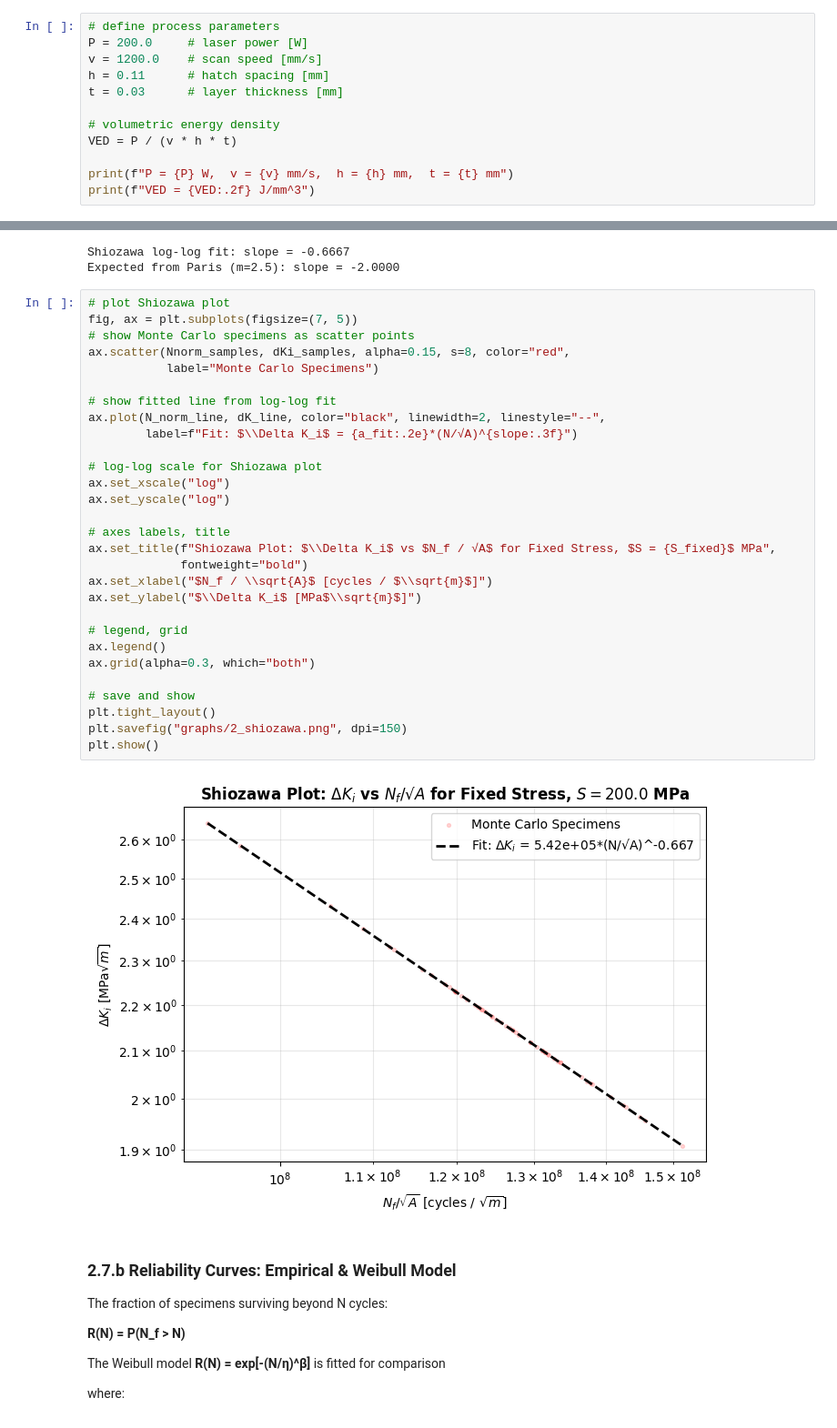
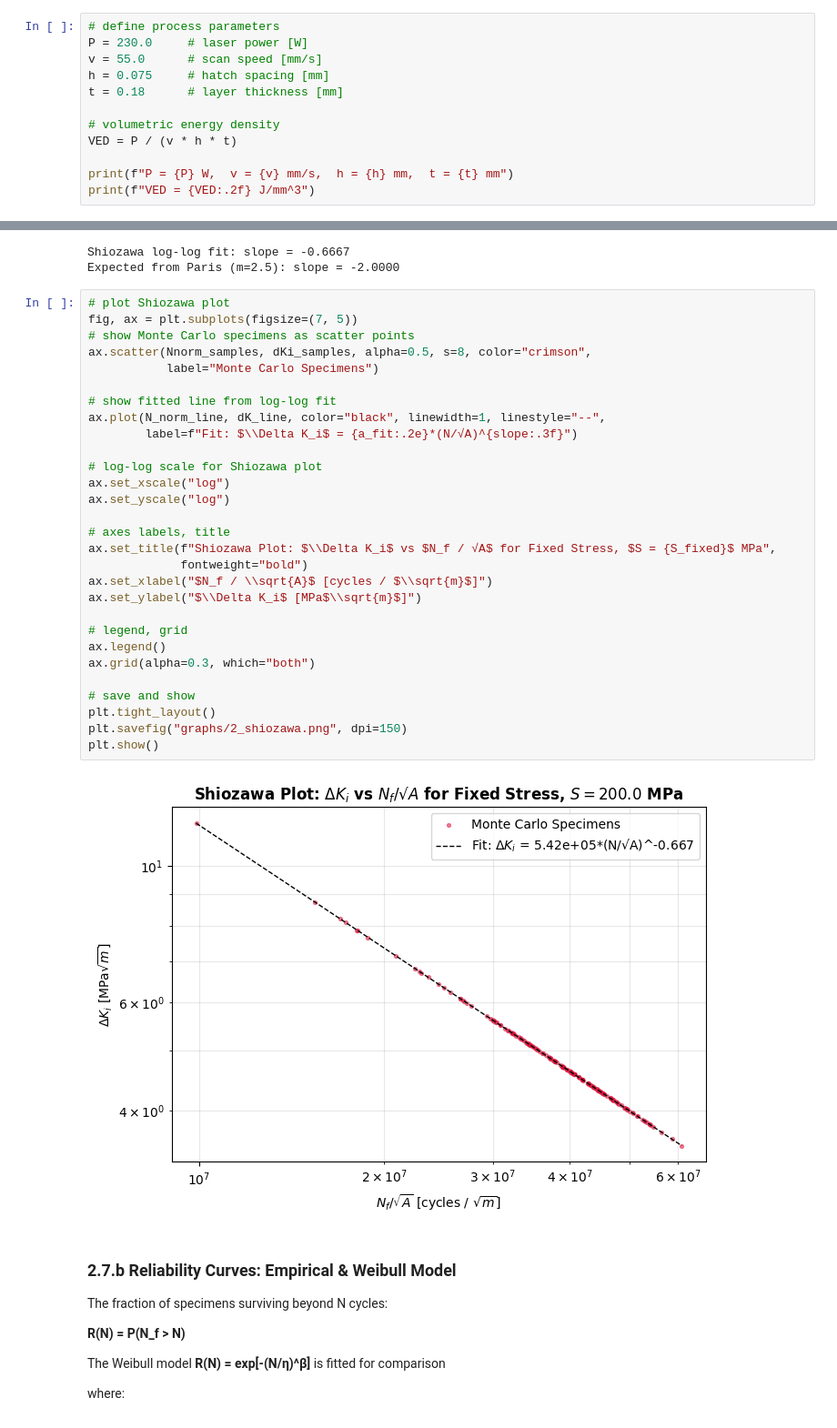
Before and after one commit to jessk816/pinn, a Jupyter notebook: models/paris/workflow_2.ipynb, the cells around one changed output, grey strips where cells are left out. Shown at 91% size. Cells and saved outputs as stored; diff of their text form.

```diff
--- a/models/paris/workflow_2.ipynb
+++ b/models/paris/workflow_2.ipynb
@@ -104,10 +104,10 @@ and
 Here, VED is a **process input** that controls defect statistics.
 # %%
 # define process parameters
-P = 200.0     # laser power [W]
-v = 1200.0    # scan speed [mm/s]
-h = 0.11      # hatch spacing [mm]
-t = 0.03      # layer thickness [mm]
+P = 230.0     # laser power [W]
+v = 55.0      # scan speed [mm/s]
+h = 0.075     # hatch spacing [mm]
+t = 0.18      # layer thickness [mm]
 
 # volumetric energy density
 VED = P / (v * h * t)
@@ -555,34 +555,34 @@ Expected from Paris (m=2.5): slope = -2.0000
 # %%
 # plot Shiozawa plot
 fig, ax = plt.subplots(figsize=(7, 5))
 # show Monte Carlo specimens as scatter points
-ax.scatter(Nnorm_samples, dKi_samples, alpha=0.15, s=8, color="red",
+ax.scatter(Nnorm_samples, dKi_samples, alpha=0.5, s=8, color="crimson",
            label="Monte Carlo Specimens")
 
 # show fitted line from log-log fit
-ax.plot(N_norm_line, dK_line, color="black", linewidth=2, linestyle="--",
+ax.plot(N_norm_line, dK_line, color="black", linewidth=1, linestyle="--",
         label=f"Fit: $\\Delta K_i$ = {a_fit:.2e}*(N/√A)^{slope:.3f}")
 
 # log-log scale for Shiozawa plot
 ax.set_xscale("log")
 ax.set_yscale("log")
 
 # axes labels, title
 ax.set_title(f"Shiozawa Plot: $\\Delta K_i$ vs $N_f / √A$ for Fixed Stress, $S = {S_fixed}$ MPa",
              fontweight="bold")
 ax.set_xlabel("$N_f / \\sqrt{A}$ [cycles / $\\sqrt{m}$]")
 ax.set_ylabel("$\\Delta K_i$ [MPa$\\sqrt{m}$]")
 
 # legend, grid
 ax.legend()
 ax.grid(alpha=0.3, which="both")
 
 # save and show
 plt.tight_layout()
 plt.savefig("graphs/2_shiozawa.png", dpi=150)
 plt.show()
 # %% [output]
-[figure, old version]
+[figure, new version]
 # %% [markdown]
 ### 2.7.b Reliability Curves: Empirical & Weibull Model
 
```
Also changed, not shown: parts of 11 cells of this notebook, 7 other files.
